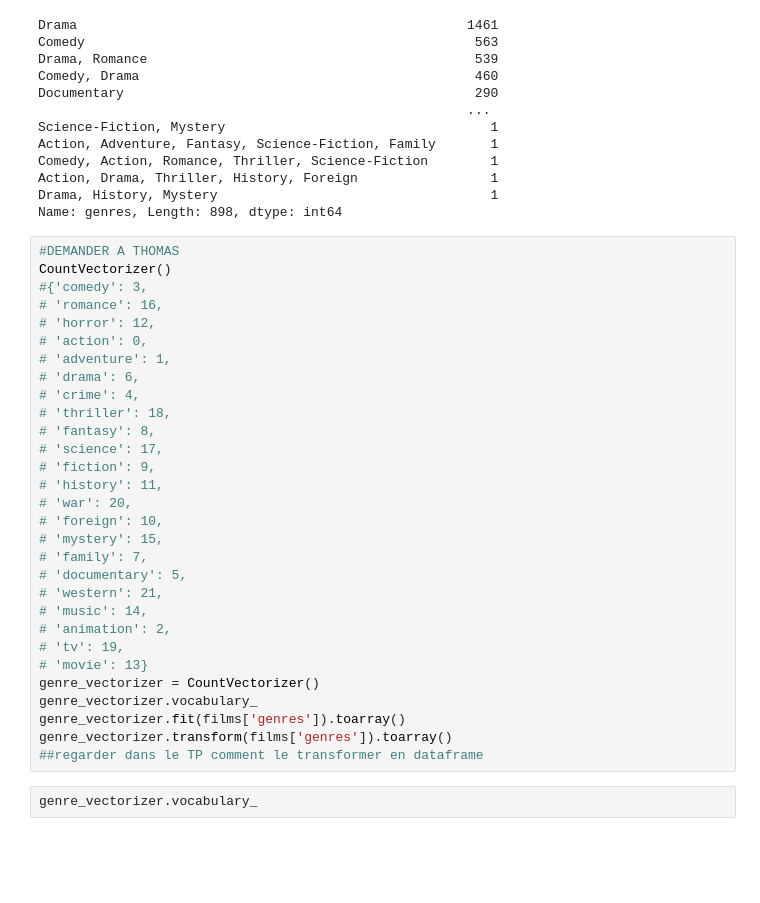
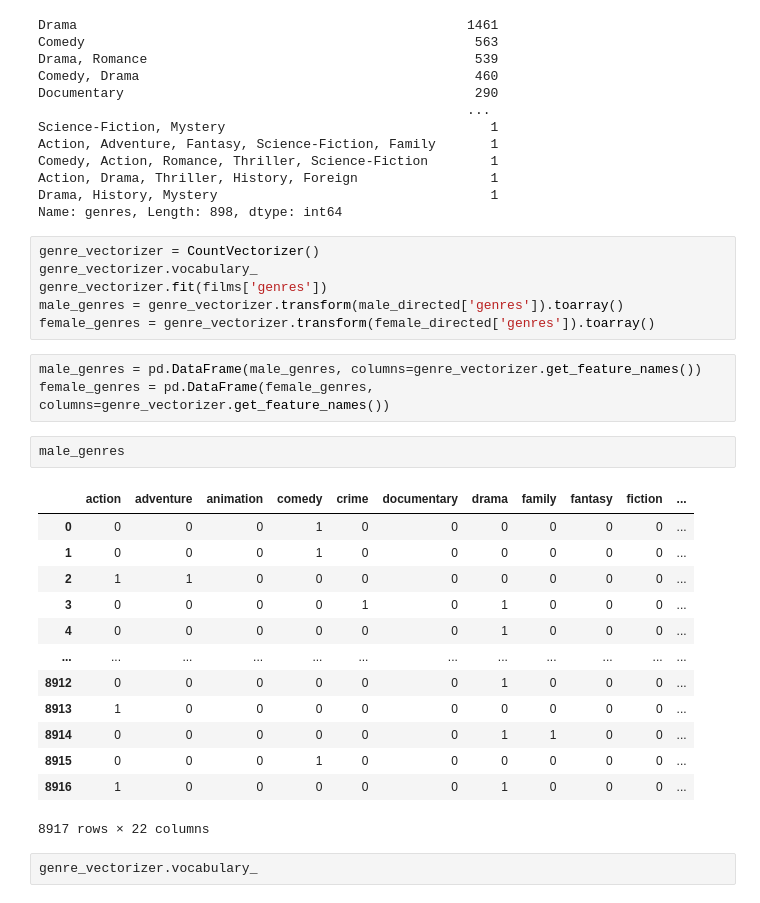
Before and after one commit to moldypeaches/DAFT_0410, a Jupyter notebook: module_3/Project_week_8/ML_Part1.ipynb, the cells around one changed output. Drawn from its saved outputs; the diff is of its cells as text; blank space fills up the shorter version.

```diff
--- a/module_3/Project_week_8/ML_Part1.ipynb
+++ b/module_3/Project_week_8/ML_Part1.ipynb
@@ -187,36 +187,31 @@ Comedy, Action, Romance, Thriller, Science-Fiction        1
 Action, Drama, Thriller, History, Foreign                 1
 Drama, History, Mystery                                   1
 Name: genres, Length: 898, dtype: int64
-# %%
-#DEMANDER A THOMAS
-CountVectorizer()
-#{'comedy': 3,
-# 'romance': 16,
-# 'horror': 12,
-# 'action': 0,
-# 'adventure': 1,
-# 'drama': 6,
-# 'crime': 4,
-# 'thriller': 18,
-# 'fantasy': 8,
-# 'science': 17,
-# 'fiction': 9,
-# 'history': 11,
-# 'war': 20,
-# 'foreign': 10,
-# 'mystery': 15,
-# 'family': 7,
-# 'documentary': 5,
-# 'western': 21,
-# 'music': 14,
-# 'animation': 2,
-# 'tv': 19,
-# 'movie': 13}
-genre_vectorizer = CountVectorizer()
-genre_vectorizer.vocabulary_
-genre_vectorizer.fit(films['genres']).toarray()
-genre_vectorizer.transform(films['genres']).toarray()
-##regarder dans le TP comment le transformer en dataframe
+# %%
+genre_vectorizer = CountVectorizer()
+genre_vectorizer.vocabulary_
+genre_vectorizer.fit(films['genres'])
+male_genres = genre_vectorizer.transform(male_directed['genres']).toarray()
+female_genres = genre_vectorizer.transform(female_directed['genres']).toarray()
+# %%
+male_genres = pd.DataFrame(male_genres, columns=genre_vectorizer.get_feature_names())
+female_genres = pd.DataFrame(female_genres, columns=genre_vectorizer.get_feature_names())
+# %%
+male_genres
+# %% [output]
+|  | action | adventure | animation | comedy | crime | documentary | drama | family | fantasy | fiction | ... |
+| 0 | 0 | 0 | 0 | 1 | 0 | 0 | 0 | 0 | 0 | 0 | ... |
+| 1 | 0 | 0 | 0 | 1 | 0 | 0 | 0 | 0 | 0 | 0 | ... |
+| 2 | 1 | 1 | 0 | 0 | 0 | 0 | 0 | 0 | 0 | 0 | ... |
+| 3 | 0 | 0 | 0 | 0 | 1 | 0 | 1 | 0 | 0 | 0 | ... |
+| 4 | 0 | 0 | 0 | 0 | 0 | 0 | 1 | 0 | 0 | 0 | ... |
+| ... | ... | ... | ... | ... | ... | ... | ... | ... | ... | ... | ... |
+| 8912 | 0 | 0 | 0 | 0 | 0 | 0 | 1 | 0 | 0 | 0 | ... |
+| 8913 | 1 | 0 | 0 | 0 | 0 | 0 | 0 | 0 | 0 | 0 | ... |
+| 8914 | 0 | 0 | 0 | 0 | 0 | 0 | 1 | 1 | 0 | 0 | ... |
+| 8915 | 0 | 0 | 0 | 1 | 0 | 0 | 0 | 0 | 0 | 0 | ... |
+| 8916 | 1 | 0 | 0 | 0 | 0 | 0 | 1 | 0 | 0 | 0 | ... |
+8917 rows × 22 columns
 # %%
 genre_vectorizer.vocabulary_
 # %% [output]
```
